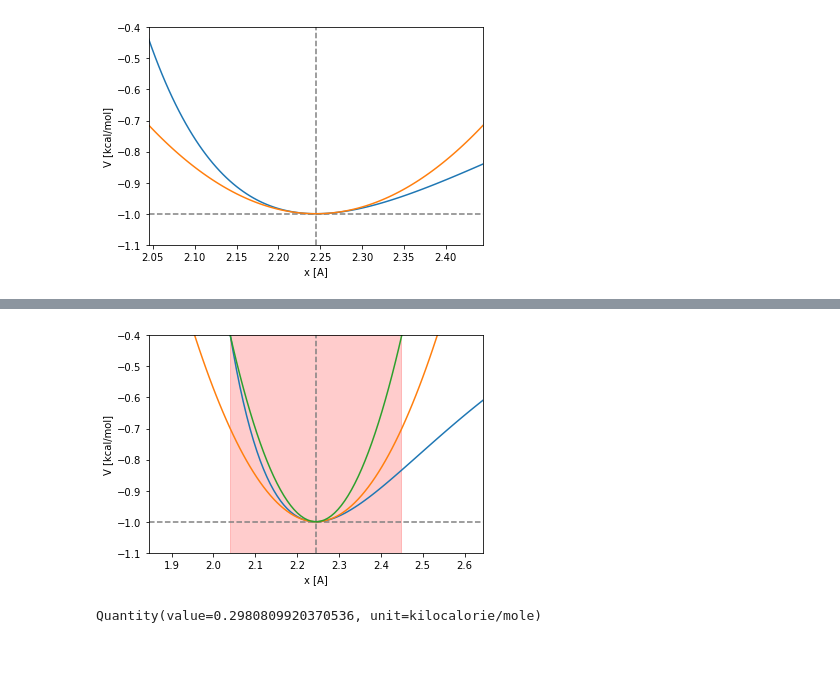
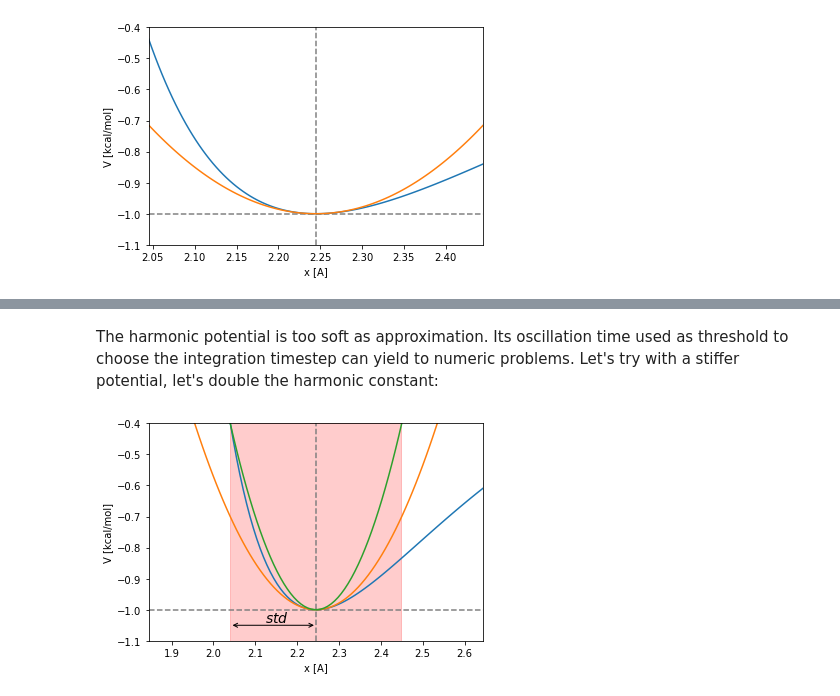
Before and after one commit to uibcdf/OMembrane, a Jupyter notebook: docs/contents/Test_LJ.ipynb, the cells around one changed output, grey strips where cells are left out. Cells and saved outputs as stored; diff of their text form; code cells hidden in the pictures; blank space fills up the shorter version.

```diff
--- a/docs/contents/Test_LJ.ipynb
+++ b/docs/contents/Test_LJ.ipynb
@@ -238,36 +295,36 @@ An harmonic oscillation with the shape
+# %% [markdown]
+The harmonic potential is too soft as approximation. Its oscillation time used as threshold to choose the integration timestep can yield to numeric problems. Let's try with a stiffer potential, let's double the harmonic constant:
 # %%
 mass = 50.0 * unit.amu
 sigma = 2.0 * unit.angstrom
 epsilon = 1.0 * unit.kilocalories_per_mole
 temperature = 300 * unit.kelvin
 kB = unit.BOLTZMANN_CONSTANT_kB * unit.AVOGADRO_CONSTANT_NA
 
 k = 36 * 2**(2/3) * epsilon/sigma**2
 std = np.sqrt(kB*temperature/k)
 
 x_min = 2**(1/6)*sigma
 y_min = -epsilon
 
 xlim_figure = [x_min._value-0.4, x_min._value+0.4]
 ylim_figure = [y_min._value-0.1, y_min._value+0.6]
 
 x = np.linspace(xlim_figure[0], xlim_figure[1], 100, True) * unit.angstroms
 plt.plot(x, LJ(x, sigma, epsilon))
 plt.plot(x, 0.5*k*(x-x_min)**2+y_min)
-plt.plot(x, 0.5*2*k*(x-x_min)**2+y_min)
+plt.plot(x, k*(x-x_min)**2+y_min, label='2k_{harm}')
 plt.hlines(y_min._value, xlim_figure[0], xlim_figure[1], linestyles='dashed', color='gray')
 plt.vlines(x_min._value, ylim_figure[0], ylim_figure[1], linestyles='dashed', color='gray')
 plt.axvspan(x_min._value - std._value, x_min._value + std._value, alpha=0.2, color='red')
-
+plt.annotate(s='', xy=(x_min._value, y_min._value - 0.5*(y_min._value-ylim_figure[0])),
+             xytext=(x_min._value-std._value, y_min._value - 0.5*(y_min._value-ylim_figure[0])),
+             arrowprops=dict(arrowstyle='<->'))
+plt.text(x_min._value-0.6*std._value, y_min._value - 0.4*(y_min._value-ylim_figure[0]), '$std$', fontsize=14)
 plt.xlim(xlim_figure)
 plt.ylim(ylim_figure)
 plt.xlabel('x [{}]'.format(x.unit.get_symbol()))
 plt.ylabel('V [{}]'.format(epsilon.unit.get_symbol()))
 plt.show()
 # %% [output]
-[figure, old version]
+[figure, new version]
-# %%
-a=0.5*kB*temperature
-a.in_units_of(unit.kilocalories_per_mole)
-# %% [output]
-Quantity(value=0.2980809920370536, unit=kilocalorie/mole)
```
Also changed, not shown: parts of 35 cells of this notebook, 1 other file.
